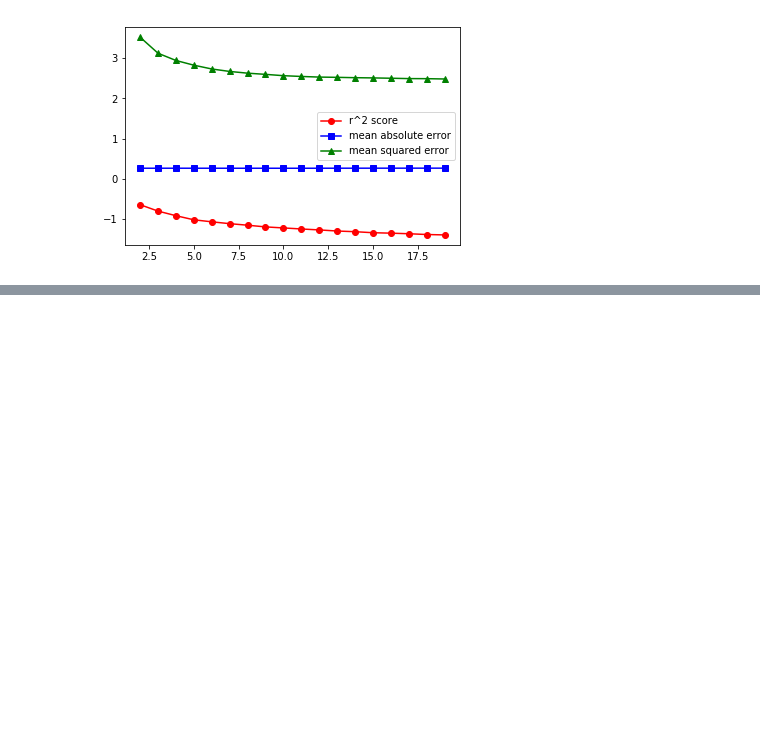
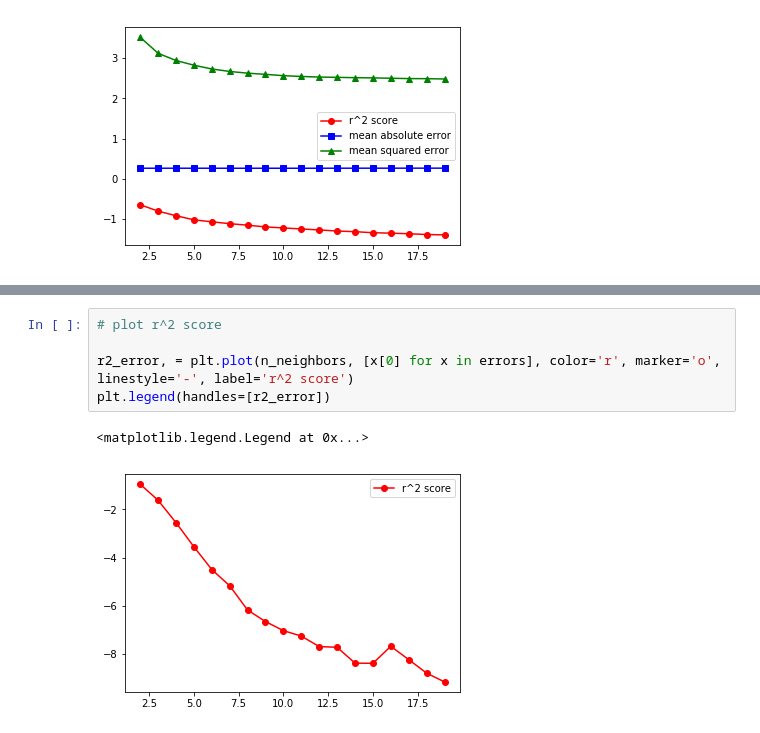
Before and after one commit to aparamshetti/StatsProject, a Jupyter notebook: code/KNeighbourRegressor.ipynb, the cells around one changed output, grey strips where cells are left out. Saved outputs shown, nothing was run; the diff lists cells and outputs as text; blank space fills up the shorter version.

```diff
--- a/code/KNeighbourRegressor.ipynb
+++ b/code/KNeighbourRegressor.ipynb
@@ -141,0 +175,8 @@ plt.legend(handles=[r2_error, mean_abs_error, mean_squ_error])
+# %%
+# plot r^2 score
+
+r2_error, = plt.plot(n_neighbors, [x[0] for x in errors], color='r', marker='o', linestyle='-', label='r^2 score')
+plt.legend(handles=[r2_error])
+# %% [output]
+<matplotlib.legend.Legend at 0x...>
+[figure, added]
```
Also changed, not shown: parts of 7 cells of this notebook.
